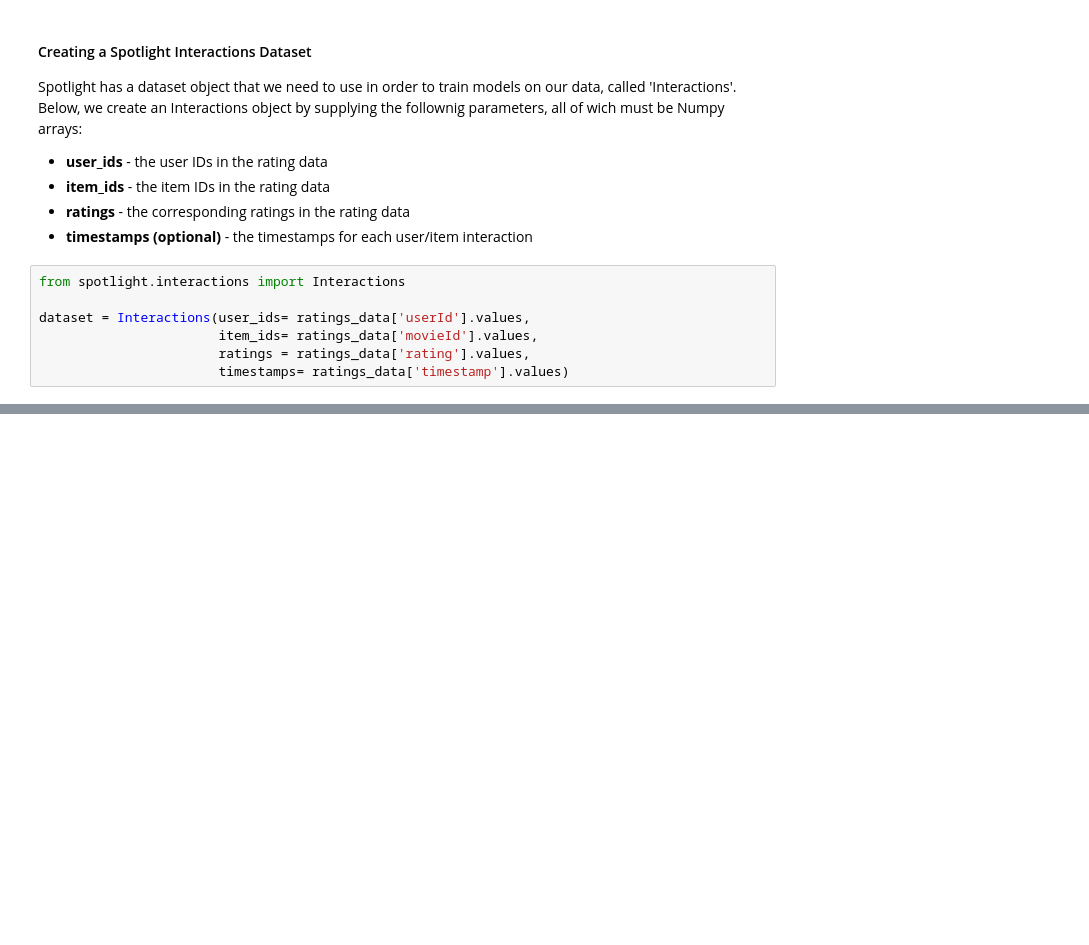
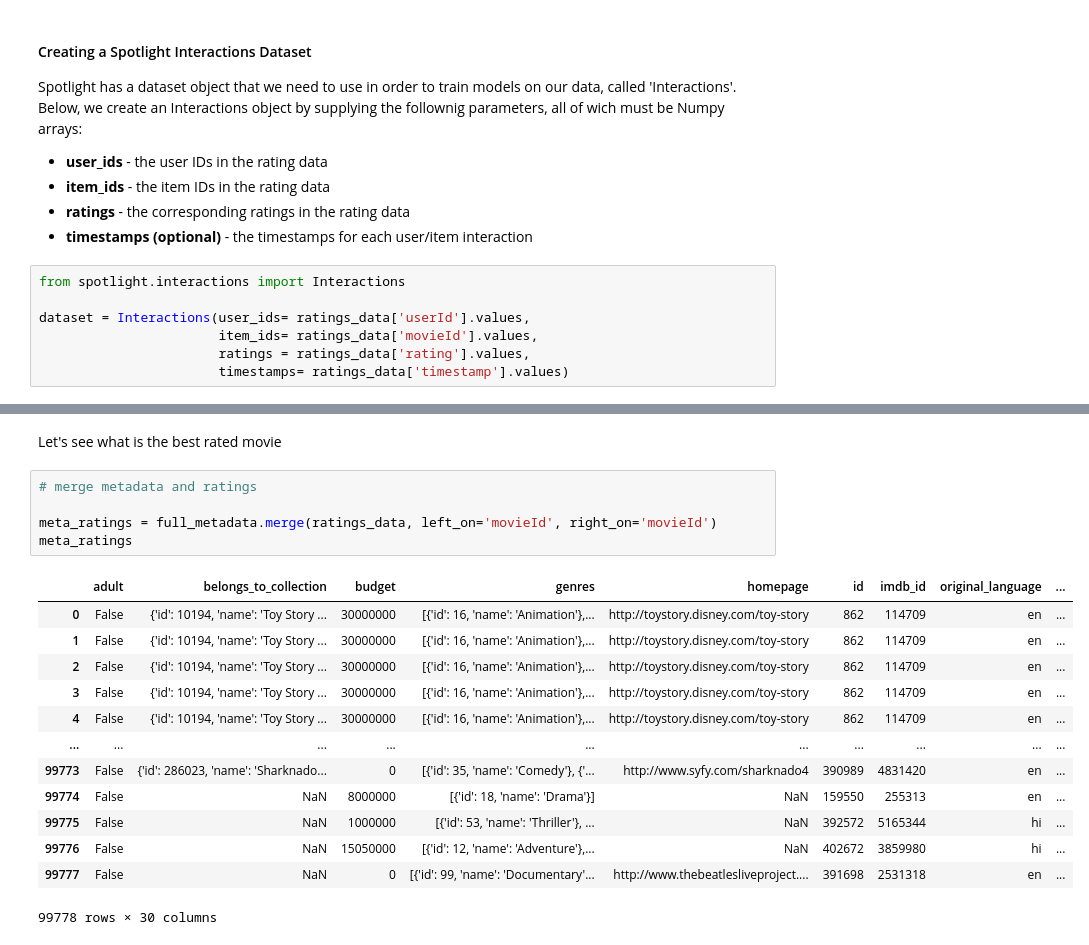
Before and after one commit to ADS-2023-FR1/Agile-Data-Science-Project-FR1, a Jupyter notebook: Data/initial_metrics_data.ipynb, the cells around one changed output, grey strips where cells are left out. Saved outputs shown, nothing was run; the diff lists cells and outputs as text; blank space fills up the shorter version.

Commit message:
initial data metrics

```diff
--- a/Data/initial_metrics_data.ipynb
+++ b/Data/initial_metrics_data.ipynb
@@ -142,0 +199,21 @@ dataset = Interactions(user_ids= ratings_data['userId'].values,
+# %% [markdown]
+Let's see what is the best rated movie
+# %%
+# merge metadata and ratings
+
+meta_ratings = full_metadata.merge(ratings_data, left_on='movieId', right_on='movieId')
+meta_ratings
+# %% [output]
+|  | adult | belongs_to_collection | budget | genres | homepage | id | imdb_id | original_language | ... |
+| 0 | False | {'id': 10194, 'name': 'Toy Story ... | 30000000 | [{'id': 16, 'name': 'Animation'},... | http://toystory.disney.com/toy-story | 862 | 114709 | en | ... |
+| 1 | False | {'id': 10194, 'name': 'Toy Story ... | 30000000 | [{'id': 16, 'name': 'Animation'},... | http://toystory.disney.com/toy-story | 862 | 114709 | en | ... |
+| 2 | False | {'id': 10194, 'name': 'Toy Story ... | 30000000 | [{'id': 16, 'name': 'Animation'},... | http://toystory.disney.com/toy-story | 862 | 114709 | en | ... |
+| 3 | False | {'id': 10194, 'name': 'Toy Story ... | 30000000 | [{'id': 16, 'name': 'Animation'},... | http://toystory.disney.com/toy-story | 862 | 114709 | en | ... |
+| 4 | False | {'id': 10194, 'name': 'Toy Story ... | 30000000 | [{'id': 16, 'name': 'Animation'},... | http://toystory.disney.com/toy-story | 862 | 114709 | en | ... |
+| ... | ... | ... | ... | ... | ... | ... | ... | ... | ... |
+| 99773 | False | {'id': 286023, 'name': 'Sharknado... | 0 | [{'id': 35, 'name': 'Comedy'}, {'... | http://www.syfy.com/sharknado4 | 390989 | 4831420 | en | ... |
+| 99774 | False | NaN | 8000000 | [{'id': 18, 'name': 'Drama'}] | NaN | 159550 | 255313 | en | ... |
+| 99775 | False | NaN | 1000000 | [{'id': 53, 'name': 'Thriller'}, ... | NaN | 392572 | 5165344 | hi | ... |
+| 99776 | False | NaN | 15050000 | [{'id': 12, 'name': 'Adventure'},... | NaN | 402672 | 3859980 | hi | ... |
+| 99777 | False | NaN | 0 | [{'id': 99, 'name': 'Documentary'... | http://www.thebeatlesliveproject.... | 391698 | 2531318 | en | ... |
+99778 rows × 30 columns
```
Also changed, not shown: parts of 14 cells of this notebook.
